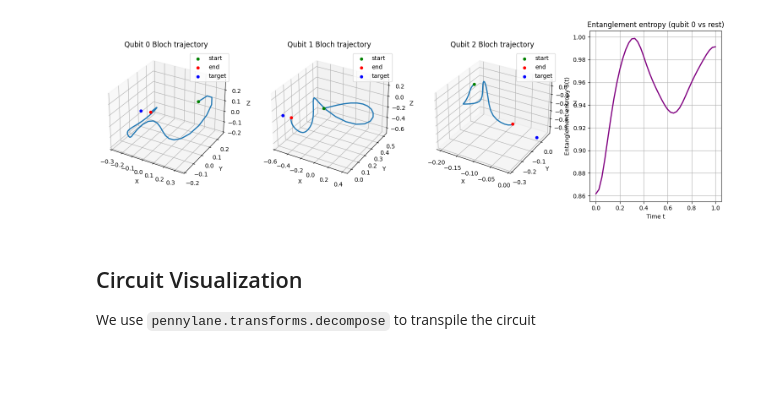
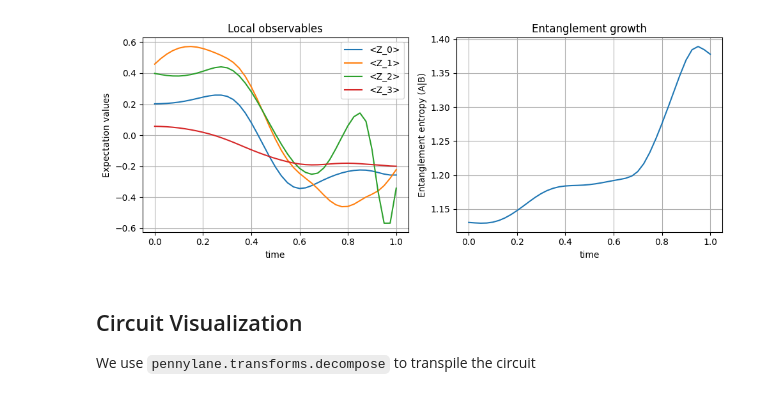
Before and after one commit to mothorchids/Luminists-Quantum-Brushes, a Jupyter notebook: steerable/steerable_brush.ipynb, the cells around one changed output. Saved outputs shown, nothing was run; the diff lists cells and outputs as text; code cells hidden in the pictures; blank space fills up the shorter version.

Commit message:
update visualization

```diff
--- a/steerable/steerable_brush.ipynb
+++ b/steerable/steerable_brush.ipynb
@@ -191,5 +194,94 @@ plt.legend()
 plt.tight_layout()
 plt.show()
 
-visualize_bloch_trajectories(states, target_state, n_qubits)
+#visualize_bloch_trajectories(states, target_state, n_qubits)
+
+# Expectation value
+def expectation_value(psi, operator):
+    return jnp.real(jnp.vdot(psi, operator @ psi))
+
+# Pauli matrices
+I = jnp.array([[1,0],[0,1]], dtype=complex)
+X = jnp.array([[0,1],[1,0]], dtype=complex)
+Y = jnp.array([[0,-1j],[1j,0]], dtype=complex)
+Z = jnp.array([[1,0],[0,-1]], dtype=complex)
+
+def kron_all(ops):
+    return reduce(jnp.kron, ops)
+
+def pauli_on_qubit(pauli, i, n):
+    ops = [I]*n
+    ops[i] = pauli
+    return kron_all(ops)
+
+# Entanglement entropy for subsystem A
+def entanglement_entropy(psi, n_qubits, A):
+    """
+    psi: statevector
+    A: list of qubit indices belonging to subsystem A
+    """
+    psi_tensor = psi.reshape([2]*n_qubits)
+    B = [i for i in range(n_qubits) if i not in A]
+    perm = A + B
+    psi_perm = jnp.transpose(psi_tensor, perm)
+
+    dA = 2**len(A)
+    dB = 2**len(B)
+    psi_matrix = psi_perm.reshape(dA, dB)
+
+    rhoA = psi_matrix @ psi_matrix.conj().T
+    eigvals = jnp.linalg.eigvalsh(rhoA)
+    eigvals = eigvals[eigvals > 1e-12]
+
+    return -jnp.sum(eigvals * jnp.log2(eigvals))
+
+
+
+
+
+# Observables: here σz on each qubit
+observables = [pauli_on_qubit(Z, i, n_qubits) for i in range(n_qubits)]
+
+fidelities = []
+expect_vals = {i: [] for i in range(n_qubits)}     # <Z_i>
+entropies = []
+
+A = list(range(n_qubits // 2))  # bipartition for entanglement entropy
+
+for psi in states:
+    fidelities.append(quantum_fidelity(psi, target_state))
+
+    for i, op in enumerate(observables):
+        expect_vals[i].append(expectation_value(psi, op))
+
+    entropies.append(entanglement_entropy(psi, n_qubits, A))
+
+
+# ------------------------------------------------------------
+# Plotting
+# ------------------------------------------------------------
+
+
+
+# Expectation values plot
+plt.figure(figsize=(10,4))
+
+plt.subplot(1,2,1)
+for i in expect_vals:
+    plt.plot(times, expect_vals[i], label=f"<Z_{i}>")
+plt.xlabel("time")
+plt.ylabel("Expectation values")
+plt.legend()
+plt.title("Local observables")
+plt.grid(True)
+
+# Entanglement entropy plot
+plt.subplot(1,2,2)
+plt.plot(times, entropies)
+plt.xlabel("time")
+plt.ylabel("Entanglement entropy (A|B)")
+plt.title("Entanglement growth")
+plt.grid(True)
+plt.tight_layout()
+plt.show()
 # %% [output]
@@ -198,4 +290,4 @@ Final fidelity: 0.991621
-[figure, old version]
+[figure, new version]
 # %% [markdown]
 ## Circuit Visualization
 
```
Also changed, not shown: parts of 5 cells of this notebook, 1 other file.
